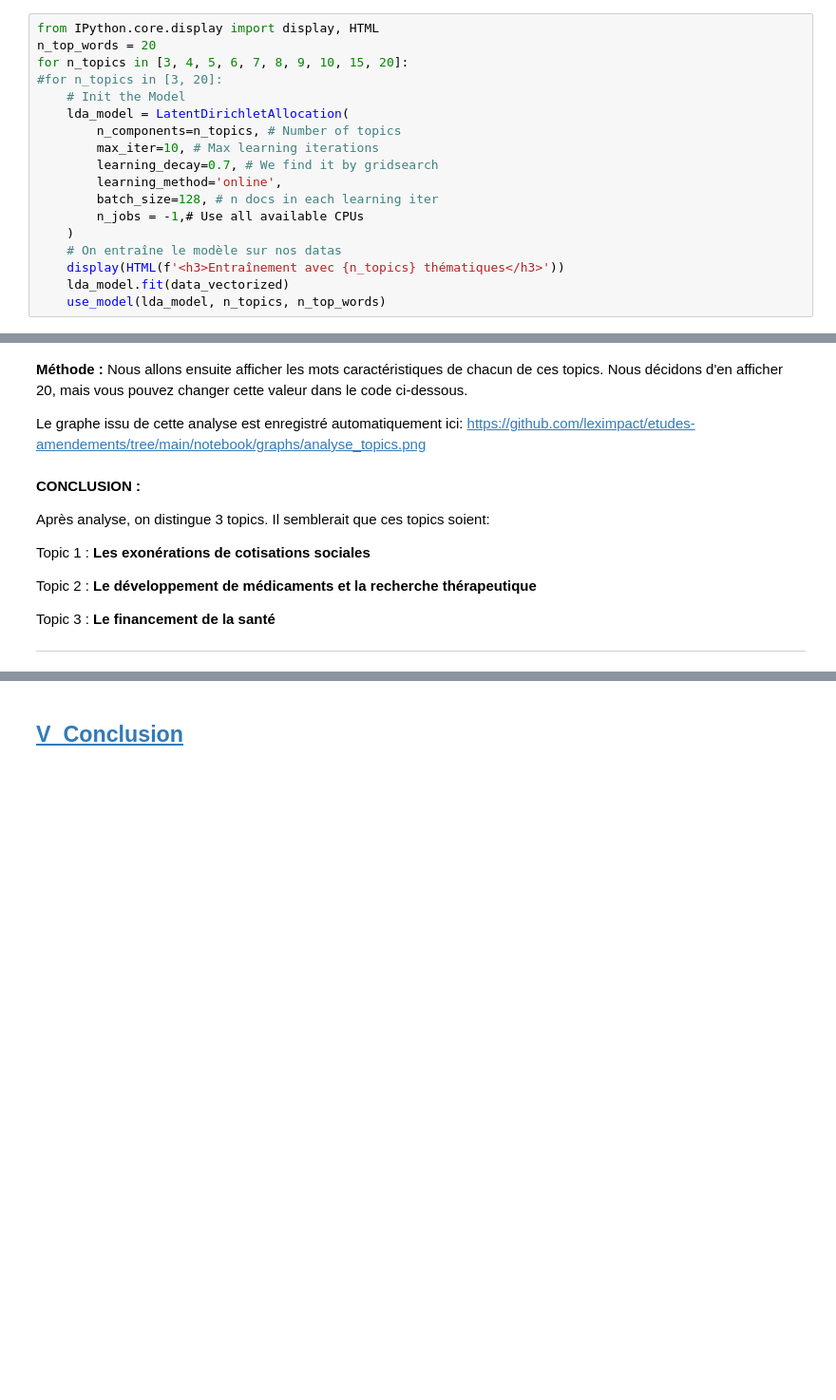
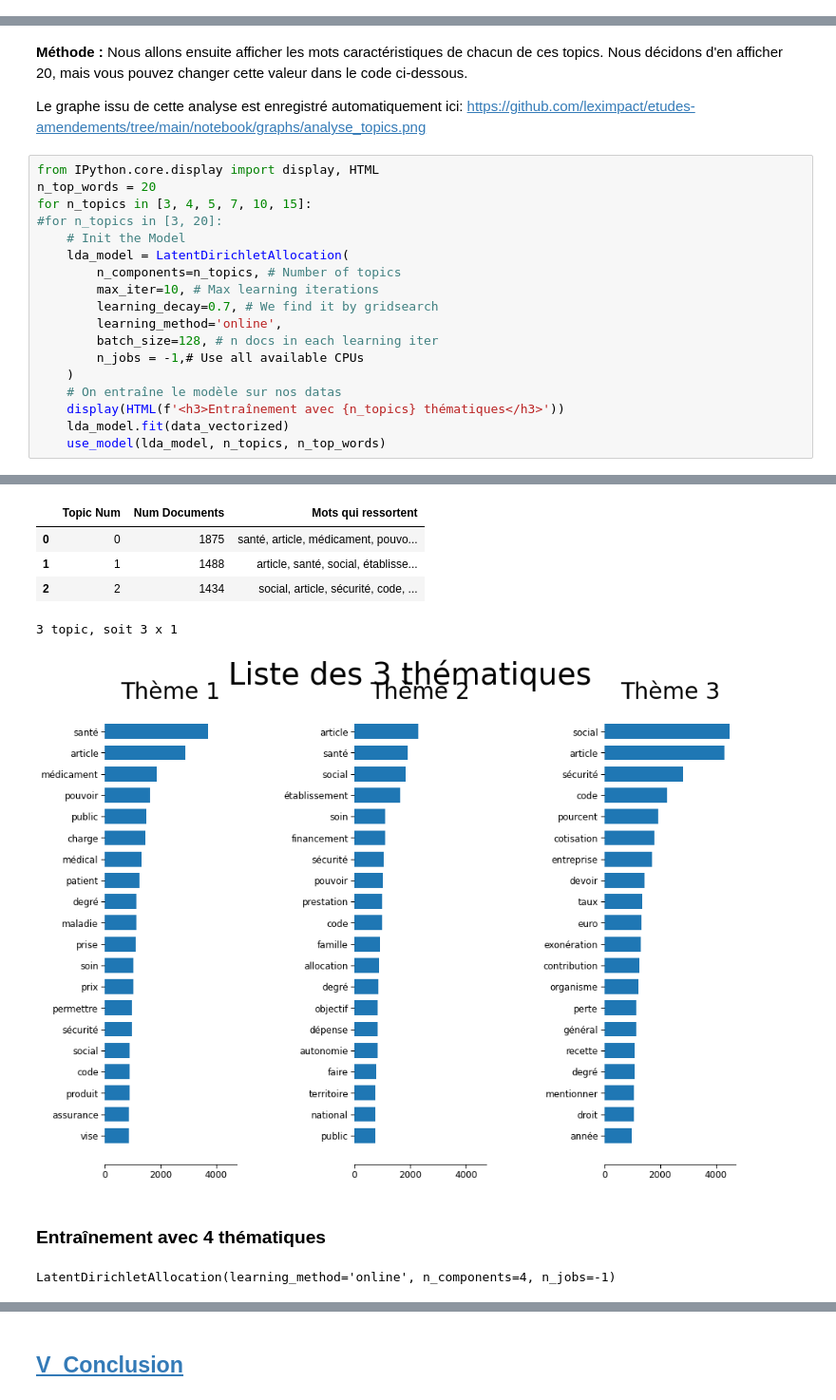
Before and after one commit to leximpact/etudes-amendements, a Jupyter notebook: notebook/Etude_amendements_2020-2021-bco.ipynb, the cells around one changed output, grey strips where cells are left out. Shown at 95% size. Drawn from its saved outputs; the diff is of its cells as text; blank space fills up the shorter version.

Commit message:
Commentaire sur les thématiques

```diff
--- a/notebook/Etude_amendements_2020-2021-bco.ipynb
+++ b/notebook/Etude_amendements_2020-2021-bco.ipynb
@@ -790,21 +806,3 @@ def use_model(lda_model, n_topics, n_top_words):
     pickle.dump( data_vectorized, open( f"./data/amdt_data_vectorized-{n_topics}.pickle", "wb" ) ) #Corpus vectorisé
     pickle.dump( best_lda_model, open( f"./data/amdt_lda_model-{n_topics}.pickle", "wb" ) )
     pickle.dump( lda_output, open( f"./data/amdt_lda_output-{n_topics}.pickle", "wb" ) )
-# %%
-from IPython.core.display import display, HTML
-n_top_words = 20
-for n_topics in [3, 4, 5, 6, 7, 8, 9, 10, 15, 20]:
-#for n_topics in [3, 20]:
-    # Init the Model
-    lda_model = LatentDirichletAllocation(
-        n_components=n_topics, # Number of topics
-        max_iter=10, # Max learning iterations
-        learning_decay=0.7, # We find it by gridsearch
-        learning_method='online',
-        batch_size=128, # n docs in each learning iter
-        n_jobs = -1,# Use all available CPUs
-    )
-    # On entraîne le modèle sur nos datas
-    display(HTML(f'<h3>Entraînement avec {n_topics} thématiques</h3>'))
-    lda_model.fit(data_vectorized)
-    use_model(lda_model, n_topics, n_top_words)
@@ -839,16 +810,22 @@ Répartition des sujets parmis les 5 premiers amendements :
 __Méthode :__  Nous allons ensuite afficher les mots caractéristiques de chacun de ces topics. Nous décidons d'en afficher 20, mais vous pouvez changer cette valeur dans le code ci-dessous.
 
 Le graphe issu de cette analyse est enregistré automatiquement ici: https://github.com/leximpact/etudes-amendements/tree/main/notebook/graphs/analyse_topics.png
-# %% [markdown]
-__CONCLUSION :__
-
-
-Après analyse, on distingue 3 topics. Il semblerait que ces topics soient:
-
-Topic 1 : __Les exonérations de cotisations sociales__
-
-Topic 2 : __Le développement de médicaments et la recherche thérapeutique__
-
-Topic 3 : __Le financement de la santé__
-
-______________________________________________________________________________________________________________________
+# %%
+from IPython.core.display import display, HTML
+n_top_words = 20
+for n_topics in [3, 4, 5, 7, 10, 15]:
+#for n_topics in [3, 20]:
+    # Init the Model
+    lda_model = LatentDirichletAllocation(
+        n_components=n_topics, # Number of topics
+        max_iter=10, # Max learning iterations
+        learning_decay=0.7, # We find it by gridsearch
+        learning_method='online',
+        batch_size=128, # n docs in each learning iter
+        n_jobs = -1,# Use all available CPUs
+    )
+    # On entraîne le modèle sur nos datas
+    display(HTML(f'<h3>Entraînement avec {n_topics} thématiques</h3>'))
+    lda_model.fit(data_vectorized)
+    use_model(lda_model, n_topics, n_top_words)
+# %% [output]
@@ -854,0 +839,8 @@ ________________________________________________________________________________
+|  | Topic Num | Num Documents | Mots qui ressortent |
+| 0 | 0 | 1875 | santé, article, médicament, pouvo... |
+| 1 | 1 | 1488 | article, santé, social, établisse... |
+| 2 | 2 | 1434 | social, article, sécurité, code, ... |
+3 topic, soit 3 x 1
+[figure, added]
+Entraînement avec 4 thématiques
+LatentDirichletAllocation(learning_method='online', n_components=4, n_jobs=-1)
```
Also changed, not shown: parts of 13 cells of this notebook, 1 other file.
